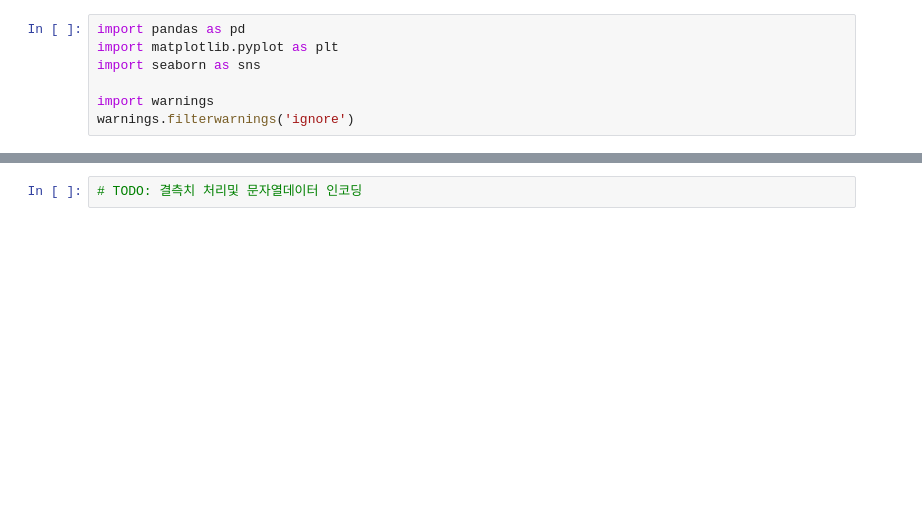
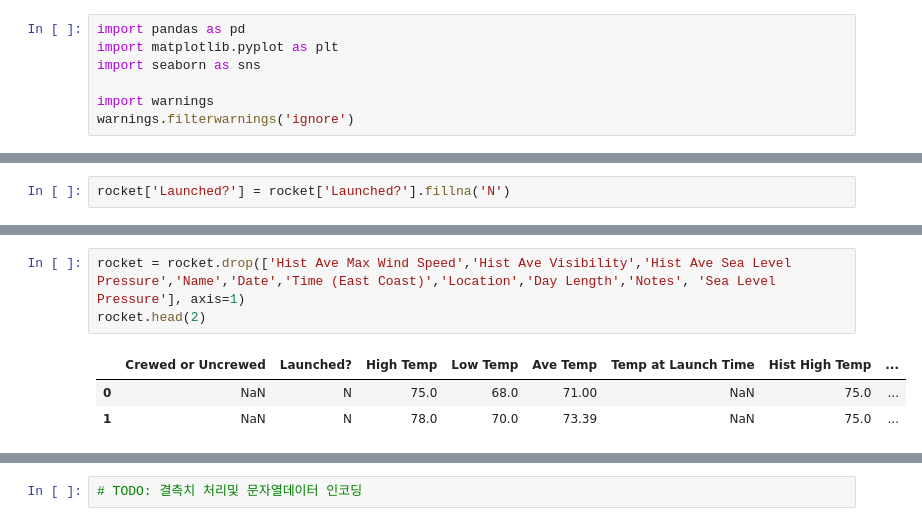
Before and after one commit to jiminxchris/pythonmlproject20260205, a Jupyter notebook: 04_RocketLaunch.ipynb, the cells around one changed output, grey strips where cells are left out. Saved outputs shown, nothing was run; the diff lists cells and outputs as text; blank space fills up the shorter version.

```diff
--- a/04_RocketLaunch.ipynb
+++ b/04_RocketLaunch.ipynb
@@ -9,0 +68,2 @@ warnings.filterwarnings('ignore')
+# %%
+rocket['Launched?'] = rocket['Launched?'].fillna('N')
@@ -9,0 +89,7 @@ warnings.filterwarnings('ignore')
+# %%
+rocket = rocket.drop(['Hist Ave Max Wind Speed','Hist Ave Visibility','Hist Ave Sea Level Pressure','Name','Date','Time (East Coast)','Location','Day Length','Notes', 'Sea Level Pressure'], axis=1)
+rocket.head(2)
+# %% [output]
+|  | Crewed or Uncrewed | Launched? | High Temp | Low Temp | Ave Temp | Temp at Launch Time | Hist High Temp | ... |
+| 0 | NaN | N | 75.0 | 68.0 | 71.00 | NaN | 75.0 | ... |
+| 1 | NaN | N | 78.0 | 70.0 | 73.39 | NaN | 75.0 | ... |
```
Also changed, not shown: parts of 29 cells of this notebook, 1 other file.
